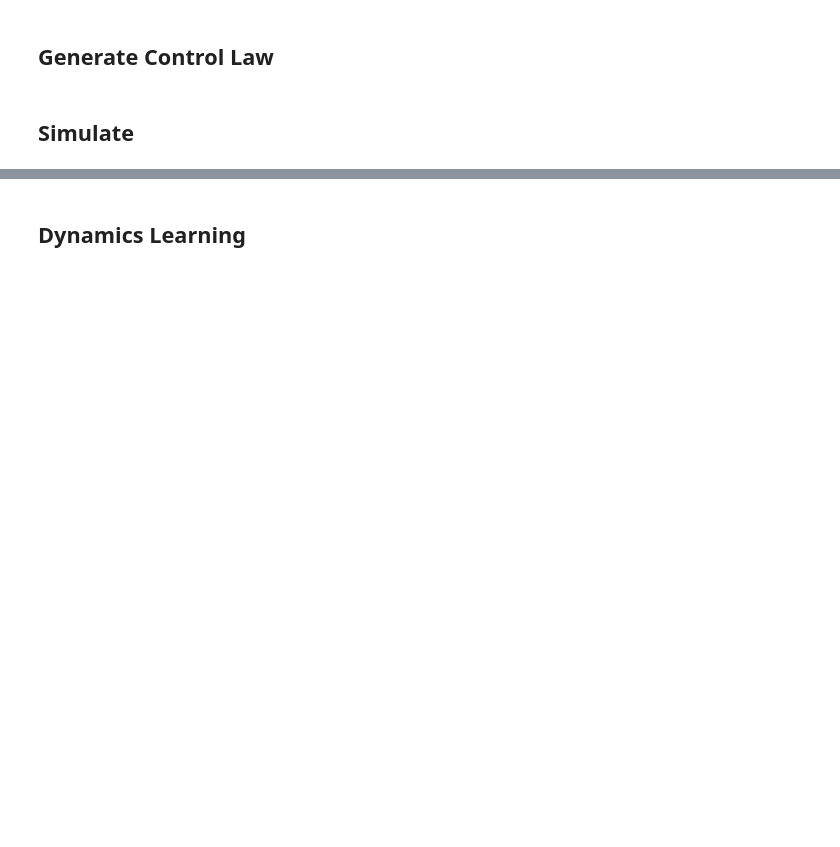
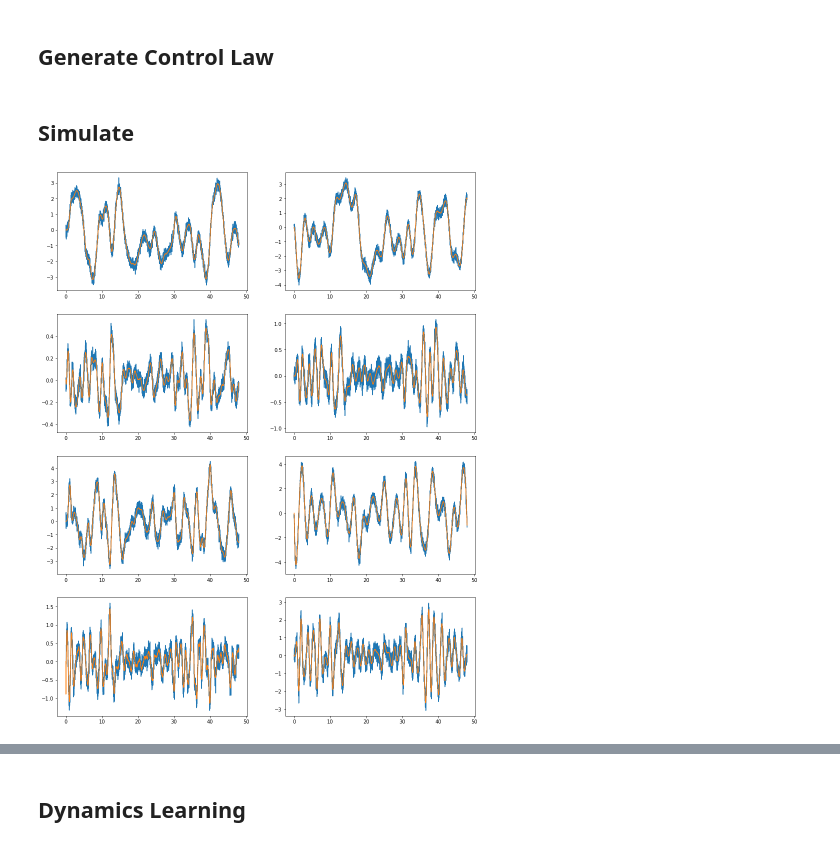
Before and after one commit to michaelrussellhiggins/AA273_Final, a Jupyter notebook: Let’s Do This!.ipynb, the cells around one changed output, grey strips where cells are left out. Saved outputs shown, nothing was run; the diff lists cells and outputs as text; code cells hidden in the pictures; blank space fills up the shorter version.

```diff
--- a/Let’s Do This!.ipynb
+++ b/Let’s Do This!.ipynb
@@ -29,14 +32,21 @@ get_control = functools.partial(generate_control, K=K, quad=rotor)
 # %%
 # random waypoint generation
 np.random.seed(42)
-num_wp = 16
-wp_dt = 150
-num_steps = num_wp * wp_dt
+num_wp = 41
+wp_dt = 120
+
+num_steps = (num_wp - 1) * wp_dt
 ts = np.arange(num_steps) * dt
 
-goal_t6 = np.zeros((num_steps, 6))
-for i in range(num_wp):
-    x, y = np.random.uniform(-3, 3, size=2)
-    goal_t6[i*wp_dt:(i+1)*wp_dt] = [x, y, 0, 0, 0, 0]
+wp_ts = np.arange(num_wp) * wp_dt * dt
+wp_xs, wp_ys = np.random.uniform(-4, 4, size=(2, num_wp))
+# %%
+# smoothed cublic spline trajectory
+cs_x = CubicSpline(wp_ts, wp_xs)
+cs_y = CubicSpline(wp_ts, wp_ys)
+
+goal_t6 = np.zeros((num_steps, 6))
+goal_t6[:, 0] = cs_x(ts)
+goal_t6[:, 1] = cs_y(ts)
 # %%
 # noisy params
@@ -54,4 +66,12 @@ for i in trange(1, num_steps):
 measures = states + np.random.normal(scale=R_scale, size=(num_steps, R_scale.shape[0]))
+# %%
+plt.figure(figsize=(15, 20))
+for i in range(N):
+    plt.subplot(4, 2, i+1)
+    plt.plot(ts, measures[:, i])
+    plt.plot(ts, states[:, i])
+# %% [output]
+[figure, added]
 # %%
 _, anim = animate_2D_quad(ts, states, frameDelay=10)
 display.display(display.HTML(anim.to_html5_video()))
```
Also changed, not shown: parts of 49 cells of this notebook, 3 other files.
